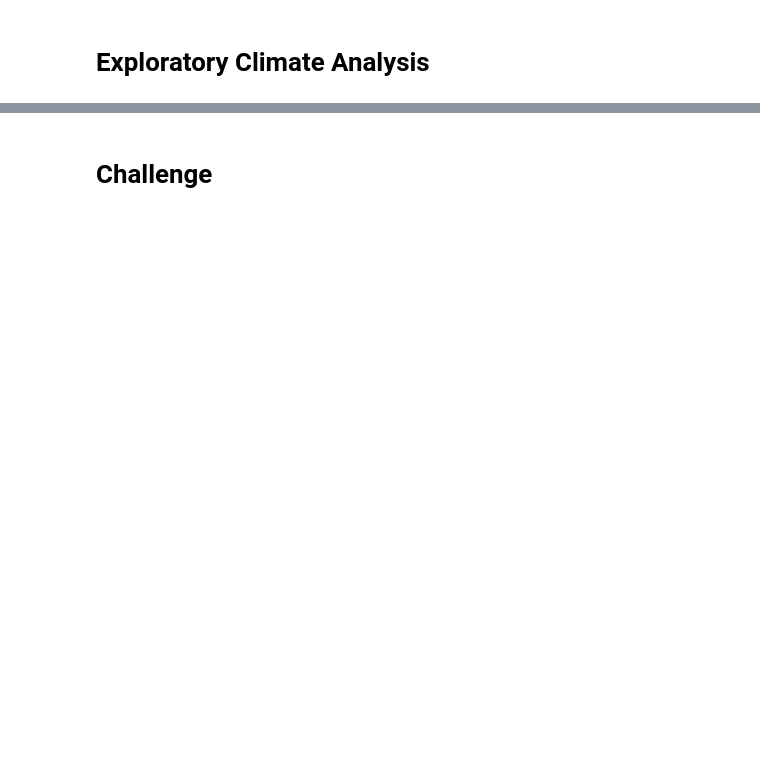
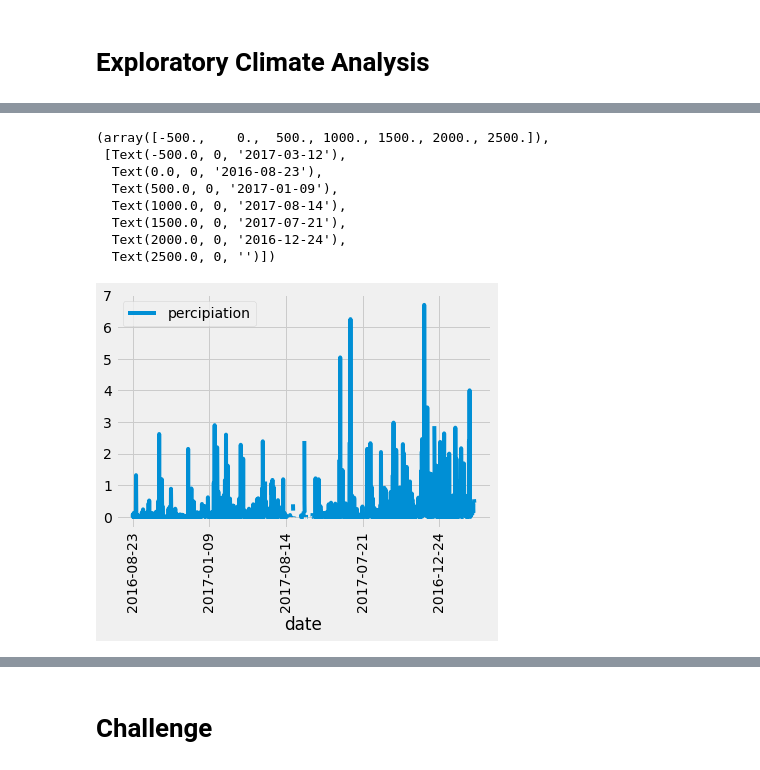
Before and after one commit to reza-ya57/surfs_up, a Jupyter notebook: climate_analysis.ipynb, the cells around one changed output, grey strips where cells are left out. Drawn from its saved outputs; the diff is of its cells as text; code cells hidden in the pictures; blank space fills up the shorter version.

Commit message:
Plot histogeram for precipitation data

```diff
--- a/climate_analysis.ipynb
+++ b/climate_analysis.ipynb
@@ -26,19 +32,19 @@ from sqlalchemy import create_engine, func
 # %%
 # Save references to each table
+Measurment = Base.classes.measurement
+Station = Base.classes.station
 # %%
 # Create our session (link) from Python to the DB
+session = Session(engine)
 # %% [markdown]
 # Exploratory Climate Analysis
 # %%
 # Design a query to retrieve the last 12 months of precipitation data and plot the results.
 #Starting from the last data point in the database.
-
+prev_year = dt.date(2017,8,23)
 # Calculate the date one year from the last date in data set.
-
+prev_year = dt.date(2017,8,23) - dt.timedelta(days = 365)
 # Perform a query to retrieve the data and precipitation scores
-
-# Save the query results as a Pandas DataFrame and set the index to the date column
-
-# Sort the dataframe by date
-
-# Use Pandas Plotting with Matplotlib to plot the data
+results = []
+results = session.query(Measurment.date, Measurment.prcp).filter(Measurment.date >= prev_year).all()
+print(results)
@@ -44,0 +53,6 @@ from sqlalchemy import create_engine, func
+# %%
+# Save the query results as a Pandas DataFrame and set the index to the date column
+df = pd.DataFrame(results, columns=['date','percipiation'])
+print(df)
+df.set_index(df['date'], inplace = True)
+print(df.to_string(index=False))
@@ -45,2 +115,16 @@ from sqlalchemy import create_engine, func
+# %%
+# Use Pandas Plotting with Matplotlib to plot the data
+df.plot()
+plt.xticks(rotation =90)
+# %% [output]
+(array([-500.,    0.,  500., 1000., 1500., 2000., 2500.]),
+ [Text(-500.0, 0, '2017-03-12'),
+  Text(0.0, 0, '2016-08-23'),
+  Text(500.0, 0, '2017-01-09'),
+  Text(1000.0, 0, '2017-08-14'),
+  Text(1500.0, 0, '2017-07-21'),
+  Text(2000.0, 0, '2016-12-24'),
+  Text(2500.0, 0, '')])
+[figure, added]
 # %%
 # Use Pandas to calcualte the summary statistics for the precipitation data
```
Also changed, not shown: parts of 13 cells of this notebook.
